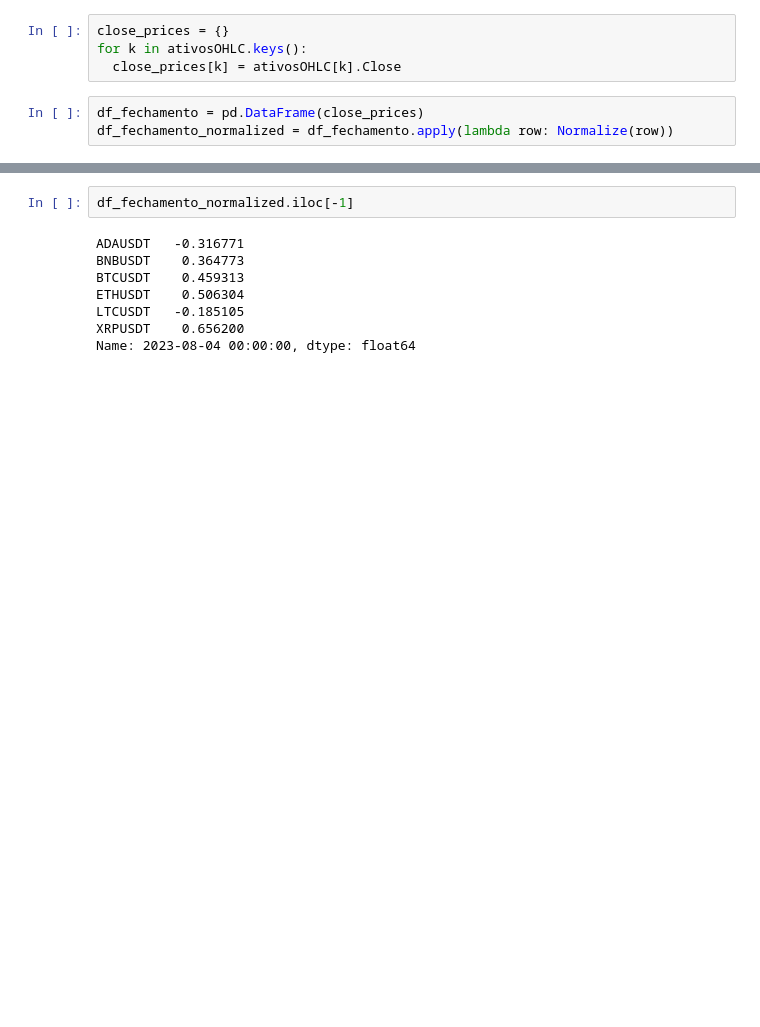
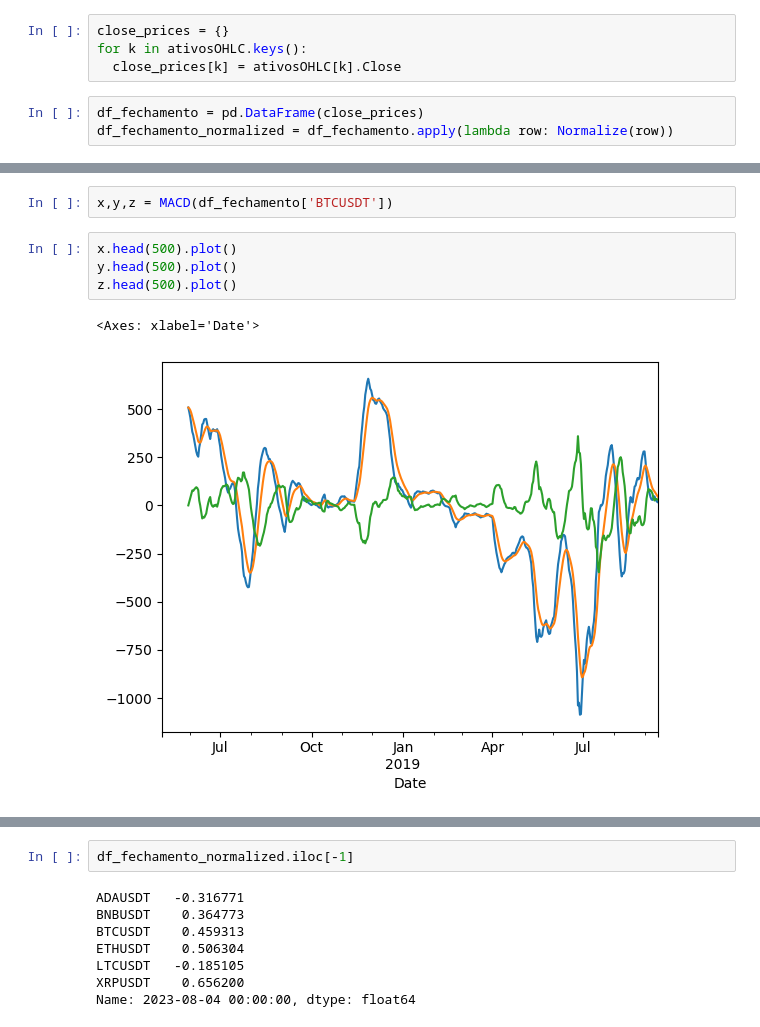
Before and after one commit to zanyev/desafio_quant_2023, a Jupyter notebook: ddpg_v1.ipynb, the cells around one changed output, grey strips where cells are left out. Saved outputs shown, nothing was run; the diff lists cells and outputs as text; blank space fills up the shorter version.

```diff
--- a/ddpg_v1.ipynb
+++ b/ddpg_v1.ipynb
@@ -20,0 +37,9 @@ df_fechamento_normalized = df_fechamento.apply(lambda row: Normalize(row))
+# %%
+x,y,z = MACD(df_fechamento['BTCUSDT'])
+# %%
+x.head(500).plot()
+y.head(500).plot()
+z.head(500).plot()
+# %% [output]
+<Axes: xlabel='Date'>
+[figure, added]
```
Also changed, not shown: parts of 4 cells of this notebook, 1 other file.
